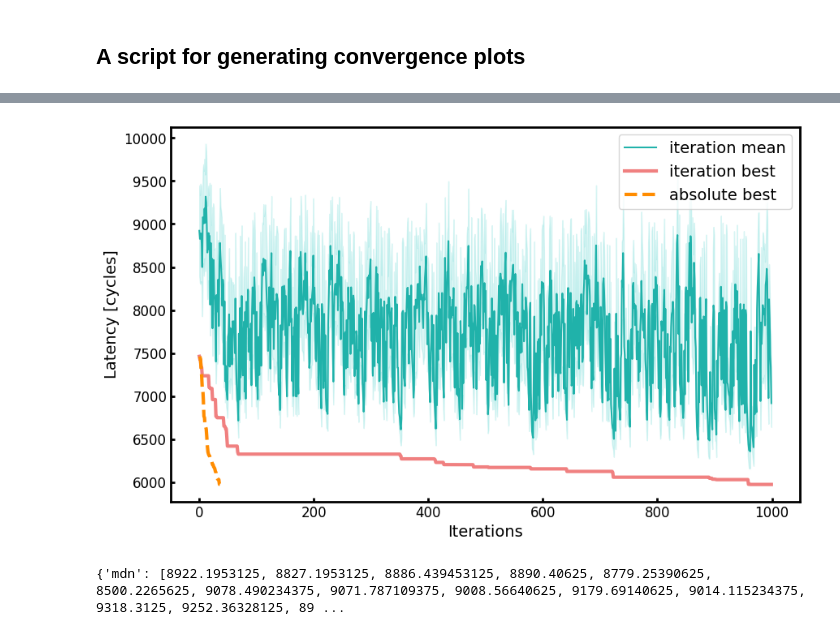
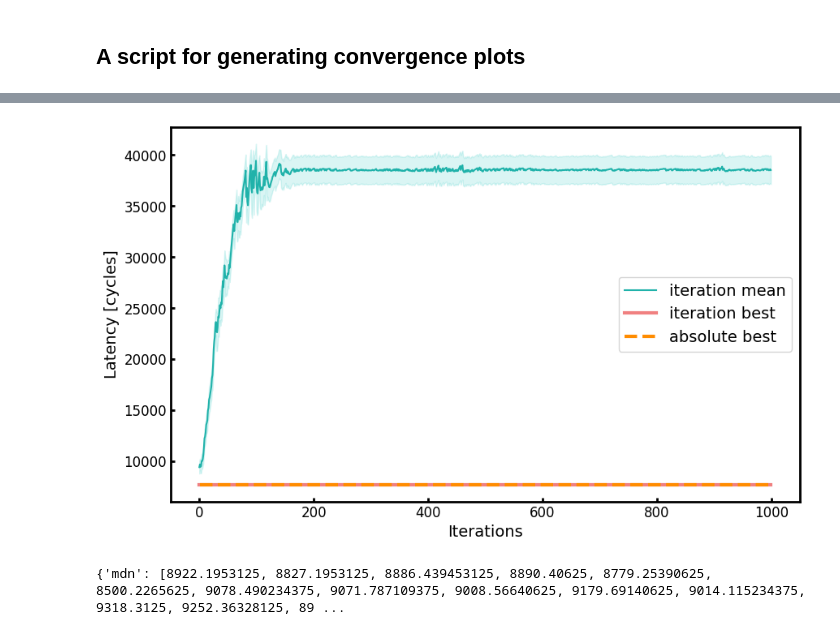
Before and after one commit to jjastrz14/ReNOS, a Jupyter notebook: notebooks/convergence_plots.ipynb, the cells around one changed output, grey strips where cells are left out. Saved outputs shown, nothing was run; the diff lists cells and outputs as text; code cells hidden in the pictures.

```diff
--- a/notebooks/convergence_plots.ipynb
+++ b/notebooks/convergence_plots.ipynb
@@ -44,10 +44,10 @@ plot_convergence(where + file_name)
 # %%
 # 1k iterations GA LeNet4
 where = '../data/'
-file_name = 'GA_LeNet4_2025-07-15_12-05-12'
+file_name = 'GA_LeNet4_GA_mat_32_rank_sol_per_pop_512_2025-07-16_17-03-18'
 plot_convergence(where + file_name)
 # %% [output]
-[figure, old version]
+[figure, new version]
 # %%
 def plot_convergence_zoom(file_name):
     """
```
Also changed, not shown: parts of 1 cell of this notebook, 1 other file.
